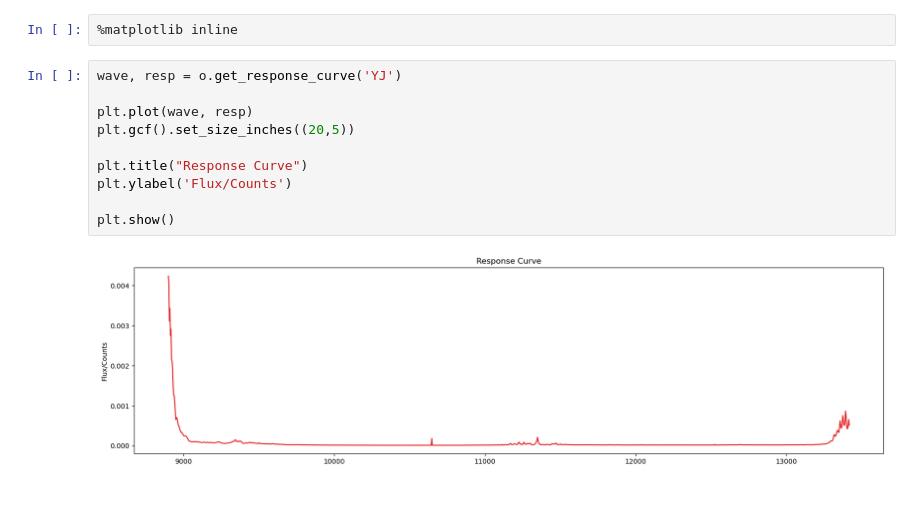
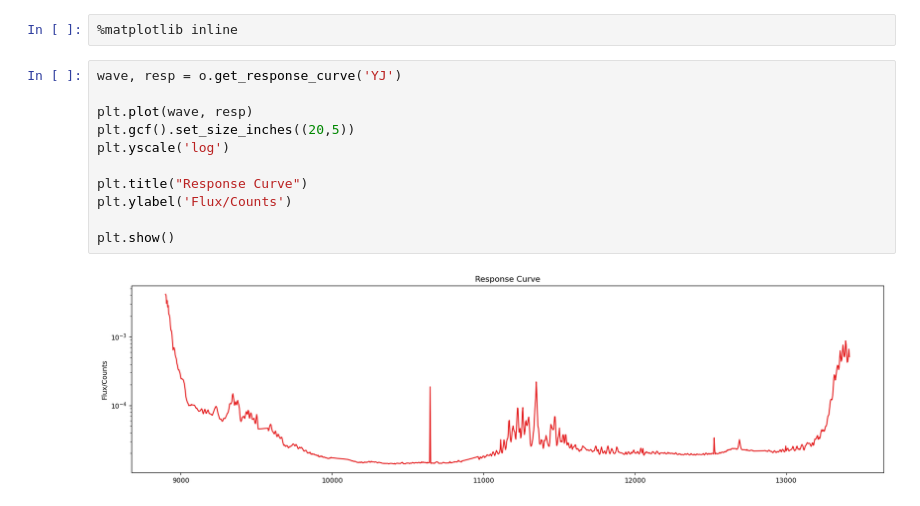
Before and after one commit to SN-ICE/EMIR_pipeline, a Jupyter notebook: examples/OB0012_interactive_response_curve.ipynb, the cells around one changed output. Cells and saved outputs as stored; diff of their text form.

```diff
--- a/examples/OB0012_interactive_response_curve.ipynb
+++ b/examples/OB0012_interactive_response_curve.ipynb
@@ -142,12 +142,13 @@ Let's make some plots so you can mess around with the parameters:
 # %%
 wave, resp = o.get_response_curve('YJ')
 
 plt.plot(wave, resp)
 plt.gcf().set_size_inches((20,5))
+plt.yscale('log')
 
 plt.title("Response Curve")
 plt.ylabel('Flux/Counts')
 
 plt.show()
 # %% [output]
-[figure, old version]
+[figure, new version]
```
Also changed, not shown: parts of 1 cell of this notebook, 5 other files.
